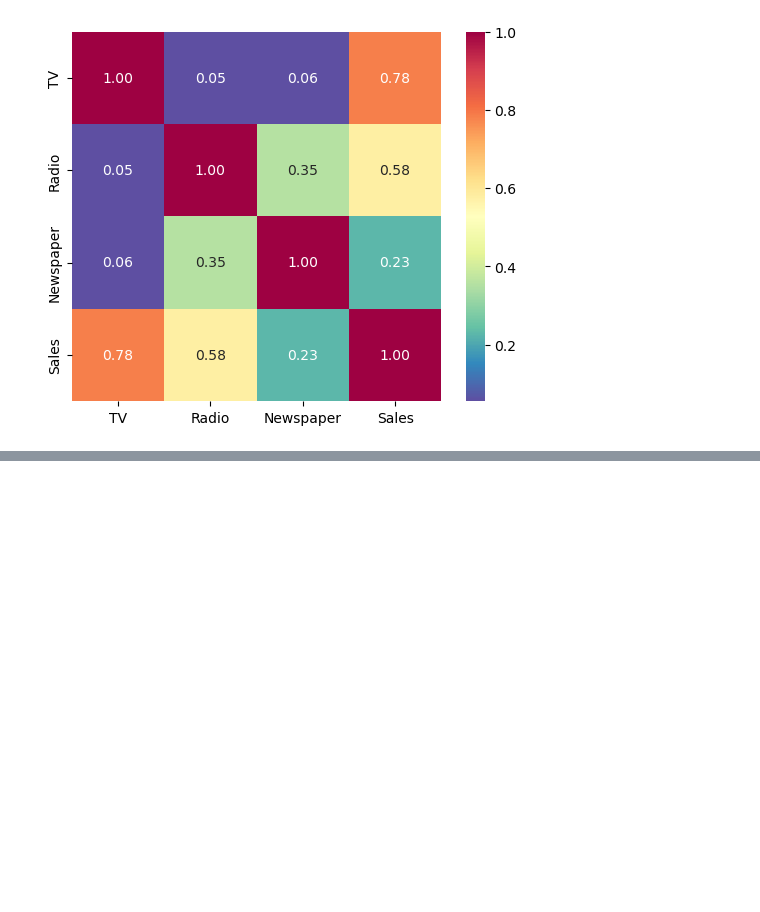
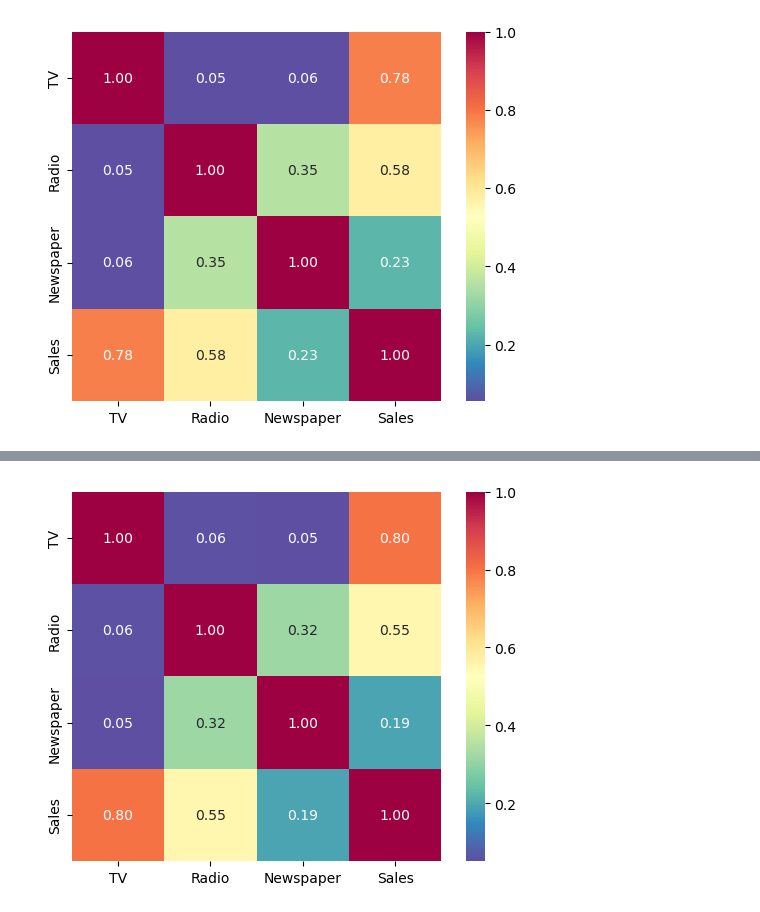
Before and after one commit to Daniel1martinez2/mcd-analisis-cuantitativo-evaluacion-1, a Jupyter notebook: punto_4.ipynb, the cells around one changed output, grey strips where cells are left out. Drawn from its saved outputs; the diff is of its cells as text; code cells hidden in the pictures; blank space fills up the shorter version.

```diff
--- a/punto_4.ipynb
+++ b/punto_4.ipynb
@@ -125,0 +210,14 @@ plt.show()
+# %%
+corrmat = data_publicidad.corr(method = "spearman")
+hm = sns.heatmap(corrmat,
+                 cbar=True,
+                 annot=True,
+                 square=True,
+                 fmt='.2f',
+                 annot_kws={'size': 10},
+                 yticklabels=data_publicidad.columns,
+                 xticklabels=data_publicidad.columns,
+                 cmap="Spectral_r")
+plt.show()
+# %% [output]
+[figure, added]
```
Also changed, not shown: parts of 41 cells of this notebook, 1 other file.
